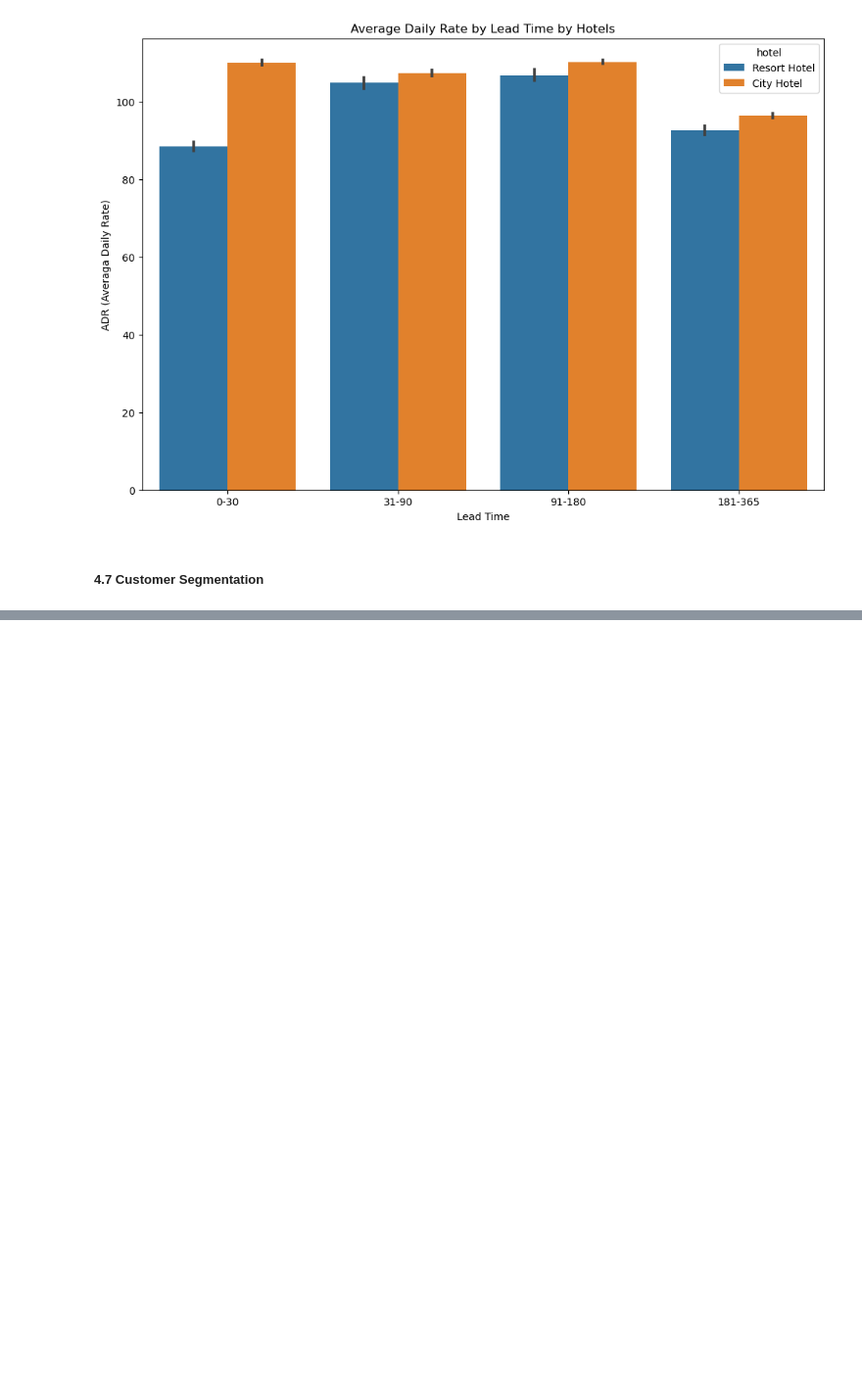
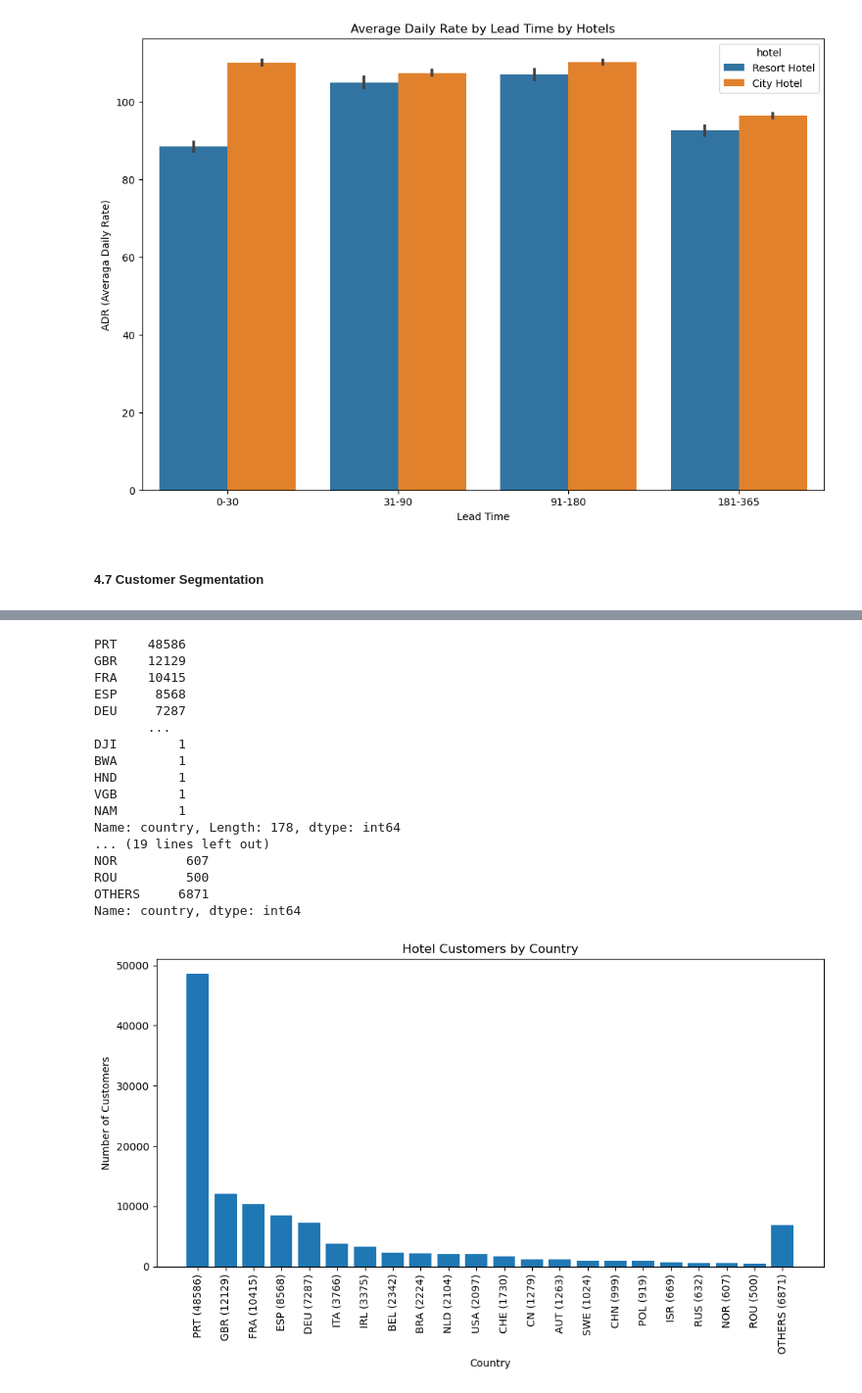
Before and after one commit to nachogalasso/da_python, a Jupyter notebook: hotel_bookings/hb_analysis.ipynb, the cells around one changed output, grey strips where cells are left out. Shown at 98% size. Saved outputs shown, nothing was run; the diff lists cells and outputs as text; code cells hidden in the pictures; blank space fills up the shorter version.

```diff
--- a/hotel_bookings/hb_analysis.ipynb
+++ b/hotel_bookings/hb_analysis.ipynb
@@ -961,0 +1004,46 @@ plt.show()
+# %%
+# Count the different countries from where the customers are
+country_count = df_hb['country'].value_counts()
+
+print(country_count)
+
+# Because there are many different countries, I will group those that have less than 500 customers and replace them with 'OTHER'
+less_than_500_customers = 500
+new_ctry_count = country_count[country_count < less_than_500_customers].sum()
+country_count = country_count[country_count >= less_than_500_customers]
+country_count['OTHERS'] = new_ctry_count
+
+# Let's verify how the last code works
+print(country_count)
+
+# Creating the labels for our chart
+labels = [f'{country} ({count})' for country, count in country_count.items()]
+
+# Plotting using Bar Chart
+fig, ax = plt.subplots(figsize=(10, 6))
+ax.bar(country_count.index, country_count.values)
+ax.set_xticklabels(labels, rotation=90)
+ax.set_title('Hotel Customers by Country')
+ax.set_xlabel('Country')
+ax.set_ylabel('Number of Customers')
+plt.tight_layout()
+plt.show()
+# %% [output]
+PRT    48586
+GBR    12129
+FRA    10415
+ESP     8568
+DEU     7287
+       ...
+DJI        1
+BWA        1
+HND        1
+VGB        1
+NAM        1
+Name: country, Length: 178, dtype: int64
+... (19 lines left out)
+NOR         607
+ROU         500
+OTHERS     6871
+Name: country, dtype: int64
+[figure, added]
```
Also changed, not shown: parts of 13 cells of this notebook.
